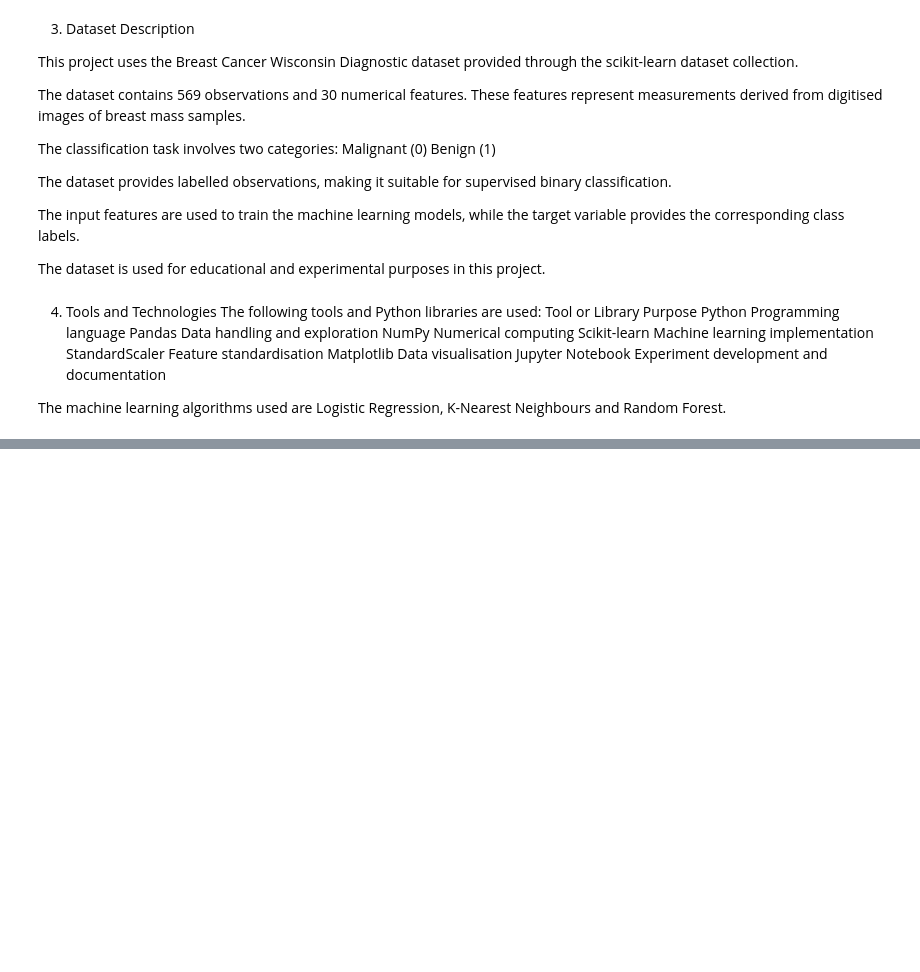
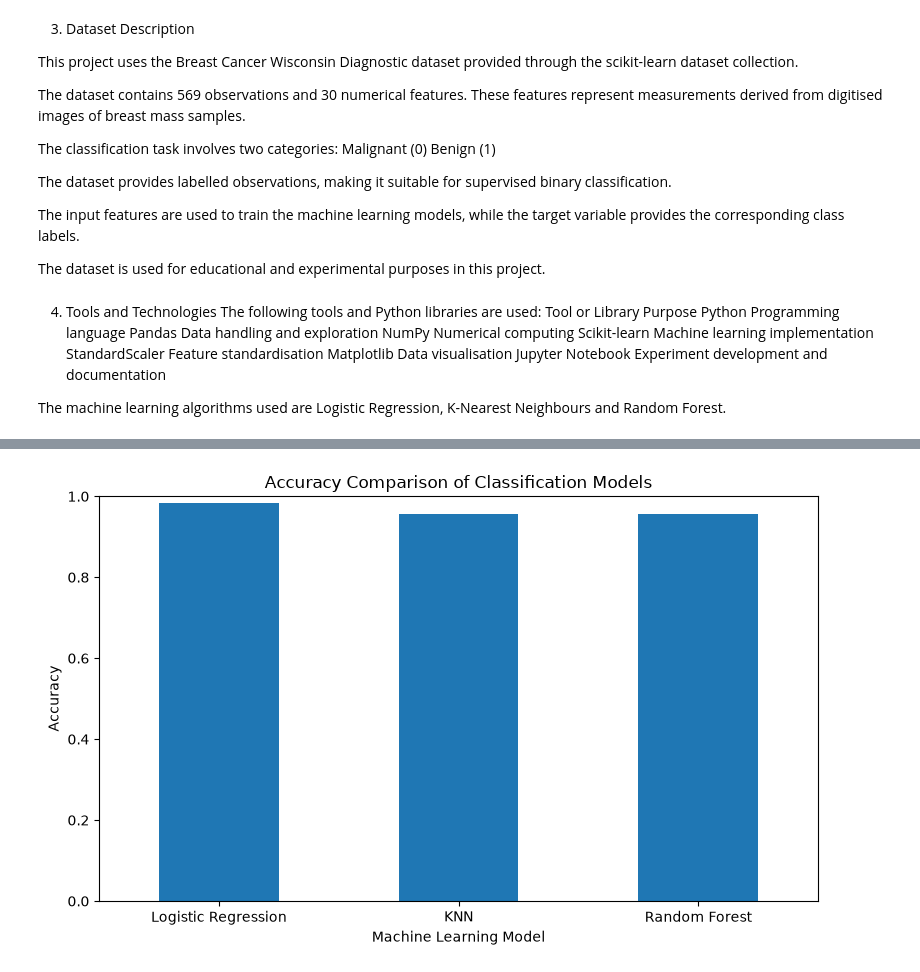
Before and after one commit to ikechukwudanielamaechi/Classical-ml-breast-cancer-classification, a Jupyter notebook: Notebooks/breast_cancer_classification.ipynb, the cells around one changed output, grey strips where cells are left out. Drawn from its saved outputs; the diff is of its cells as text; code cells hidden in the pictures; blank space fills up the shorter version.

```diff
--- a/Notebooks/breast_cancer_classification.ipynb
+++ b/Notebooks/breast_cancer_classification.ipynb
@@ -95,0 +219,17 @@ The machine learning algorithms used are Logistic Regression, K-Nearest Neighbou
+# %%
+from sklearn.model_selection import train_test_split
+
+
+X_train, X_test, y_train, y_test = train_test_split(
+    X,
+    y,
+    test_size=0.2,
+    random_state=42,
+    stratify=y
+)
+
+print("Training features:", X_train.shape)
+print("Testing features:", X_test.shape)
+
+print("Training labels:", y_train.shape)
+print("Testing labels:", y_test.shape)
@@ -95,0 +323,5 @@ The machine learning algorithms used are Logistic Regression, K-Nearest Neighbou
+# %%
+for name, model in models.items():
+    print(name)
+    print(model)
+    print("-" * 40)
@@ -95,0 +400,15 @@ The machine learning algorithms used are Logistic Regression, K-Nearest Neighbou
+# %%
+results_df["Accuracy"].plot(
+    kind="bar",
+    figsize=(8, 5)
+)
+
+plt.title("Accuracy Comparison of Classification Models")
+plt.xlabel("Machine Learning Model")
+plt.ylabel("Accuracy")
+plt.ylim(0, 1)
+plt.xticks(rotation=0)
+plt.tight_layout()
+plt.show()
+# %% [output]
+[figure, added]
```
Also changed, not shown: parts of 21 cells of this notebook.
